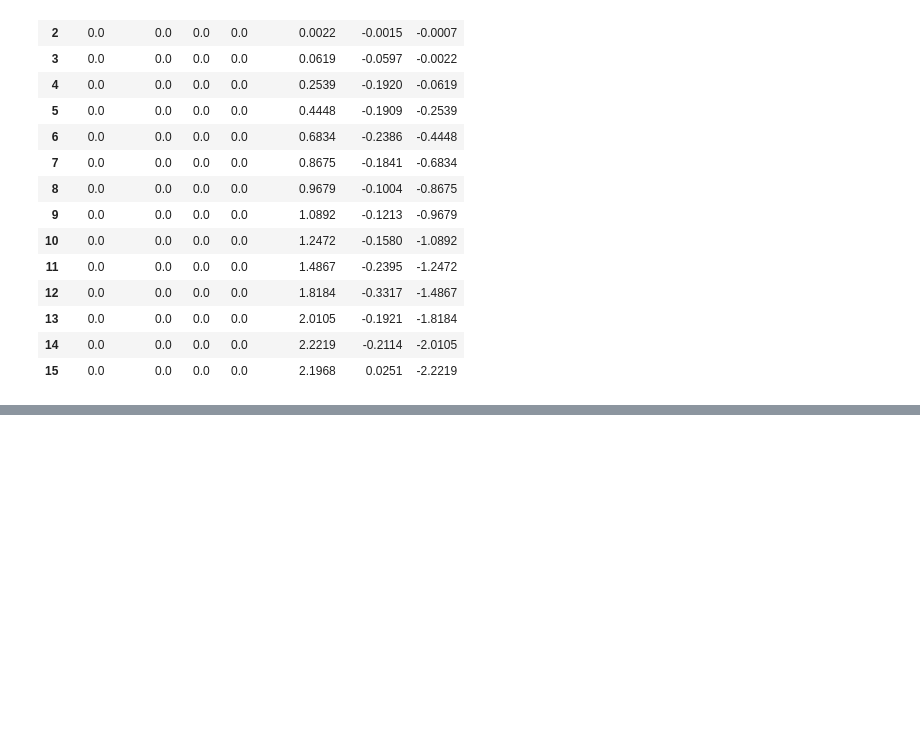
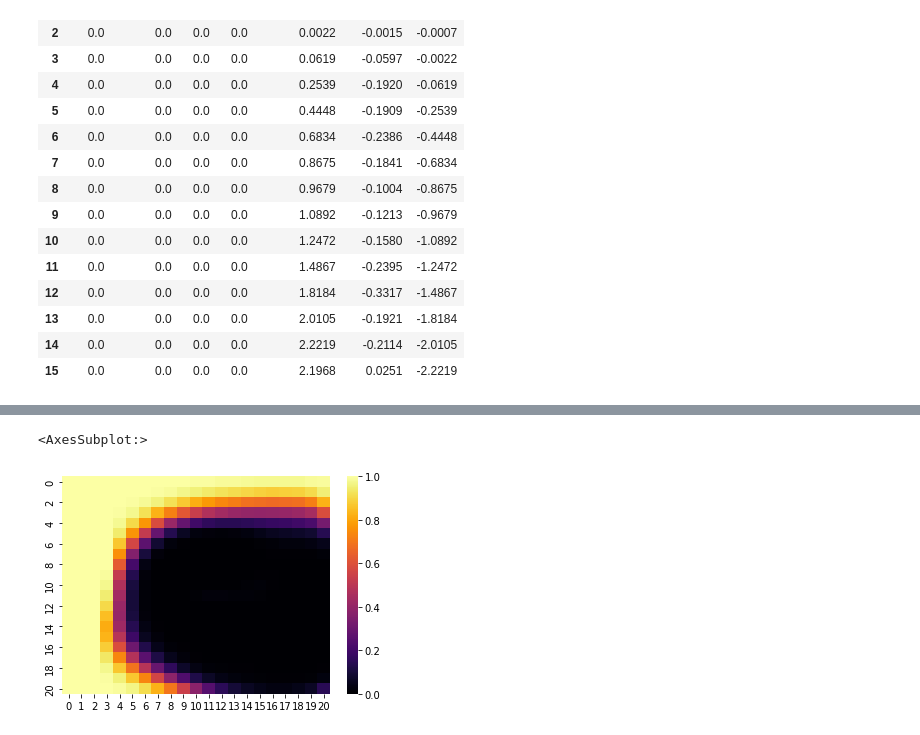
Before and after one commit to joanboterspitarch/PyTorch, a Jupyter notebook: set_data_integrity.ipynb, the cells around one changed output, grey strips where cells are left out. Cells and saved outputs as stored; diff of their text form; code cells hidden in the pictures; blank space fills up the shorter version.

```diff
--- a/set_data_integrity.ipynb
+++ b/set_data_integrity.ipynb
@@ -96,0 +174,20 @@ df_res - df_res2
+# %%
+N, K = 21, 15
+n = 10**4
+tau = 0.1
+
+E, P, df2 = SpreadModel(seed_value=0, N=N, K=K, input=True, data=df, inc=2, tau=tau)
+X = (E==0)*1
+df_res = df2.copy()
+
+for seed in range(1, n):
+
+    E, P, df2 = SpreadModel(seed_value=seed, N=N, K=K, input=True, data=df, inc=2, tau=tau)
+
+    X += (E==0)*1
+    df_res += df2
+    if seed % 100 == 0:
+        print(f'Epoch {seed}/{n}')
+
+X = X/n
+df_res = df_res/n
@@ -96,0 +212,5 @@ df_res - df_res2
+# %%
+sns.heatmap(X[:, :, -1], vmin=0, vmax=1, cmap='inferno')
+# %% [output]
+<AxesSubplot:>
+[figure, added]
```
Also changed, not shown: parts of 19 cells of this notebook, 2 other files.
